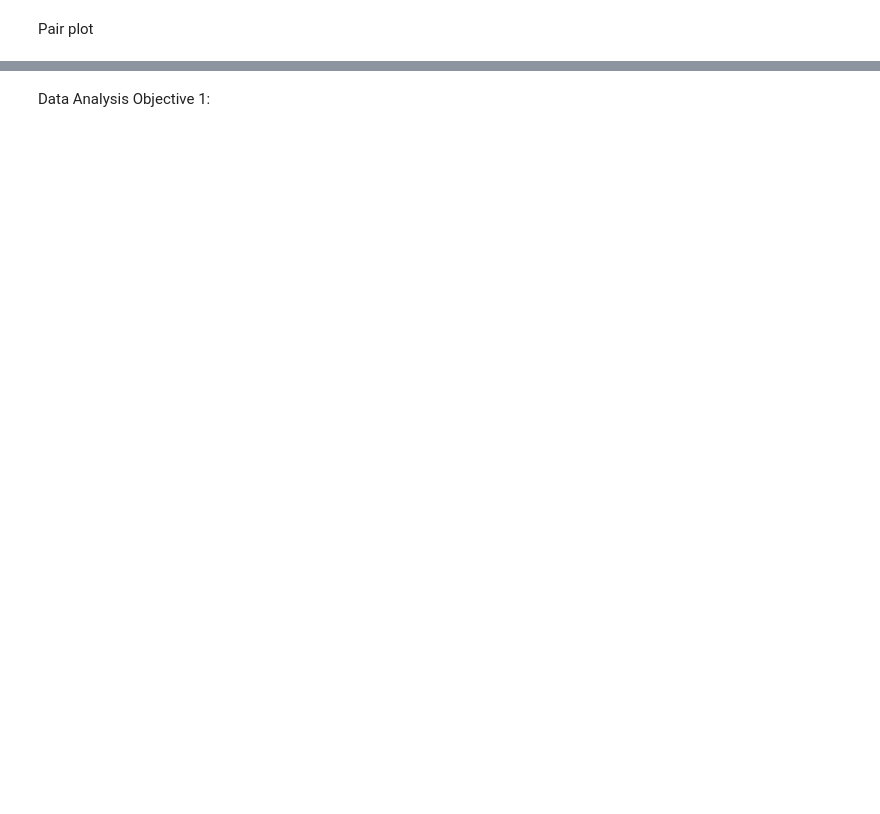
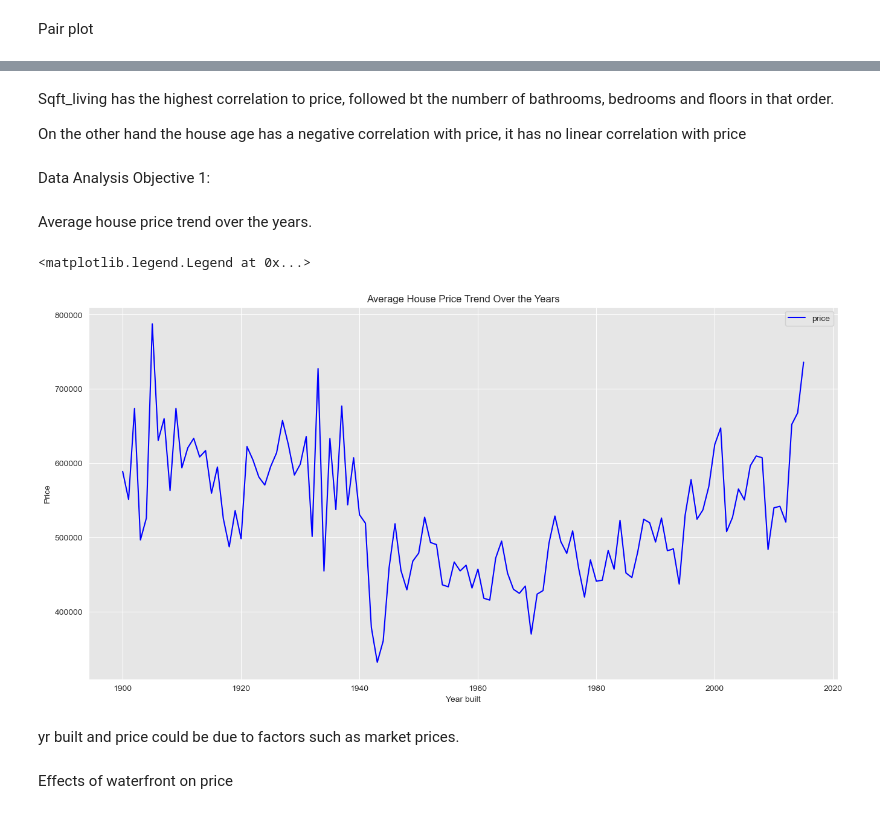
Before and after one commit to AwuorJ/Multiple_Regression_Analysis_of_King_Countys_Real_Estate_Market, a Jupyter notebook: workbook.ipynb, the cells around one changed output, grey strips where cells are left out. Saved outputs shown, nothing was run; the diff lists cells and outputs as text; code cells hidden in the pictures; blank space fills up the shorter version.

```diff
--- a/workbook.ipynb
+++ b/workbook.ipynb
@@ -389,4 +468,30 @@ total_sqft     0.150538
 Name: price, dtype: float64
+# %% [markdown]
+Sqft_living has the highest correlation to price, followed bt the numberr of bathrooms, bedrooms and floors in that order.
+
+On the other hand the house age has a negative correlation with price, it has no linear correlation with price
 # %% [markdown]
 Data Analysis
 Objective 1:
+# %% [markdown]
+Average house price trend over the years.
+# %%
+df_avg_price = df.groupby('yr_built')['price'].mean().reset_index()
+
+sns.set_style('darkgrid', {'axes.facecolor':'0.9'})
+
+fig, ax = plt.subplots(figsize=(16,8))
+
+ax.plot(df_avg_price['yr_built'], df_avg_price['price'], label= 'Price', color= 'b')
+ax.set_xlabel('Year built')
+ax.set_ylabel('Price')
+ax.set_title('Average House Price Trend Over the Years')
+
+ax.legend(['price'], loc= 1)
+# %% [output]
+<matplotlib.legend.Legend at 0x...>
+[figure, added]
+# %% [markdown]
+yr built and price could be due to factors such as market prices.
+# %% [markdown]
+Effects of waterfront on price
```
Also changed, not shown: parts of 33 cells of this notebook.
